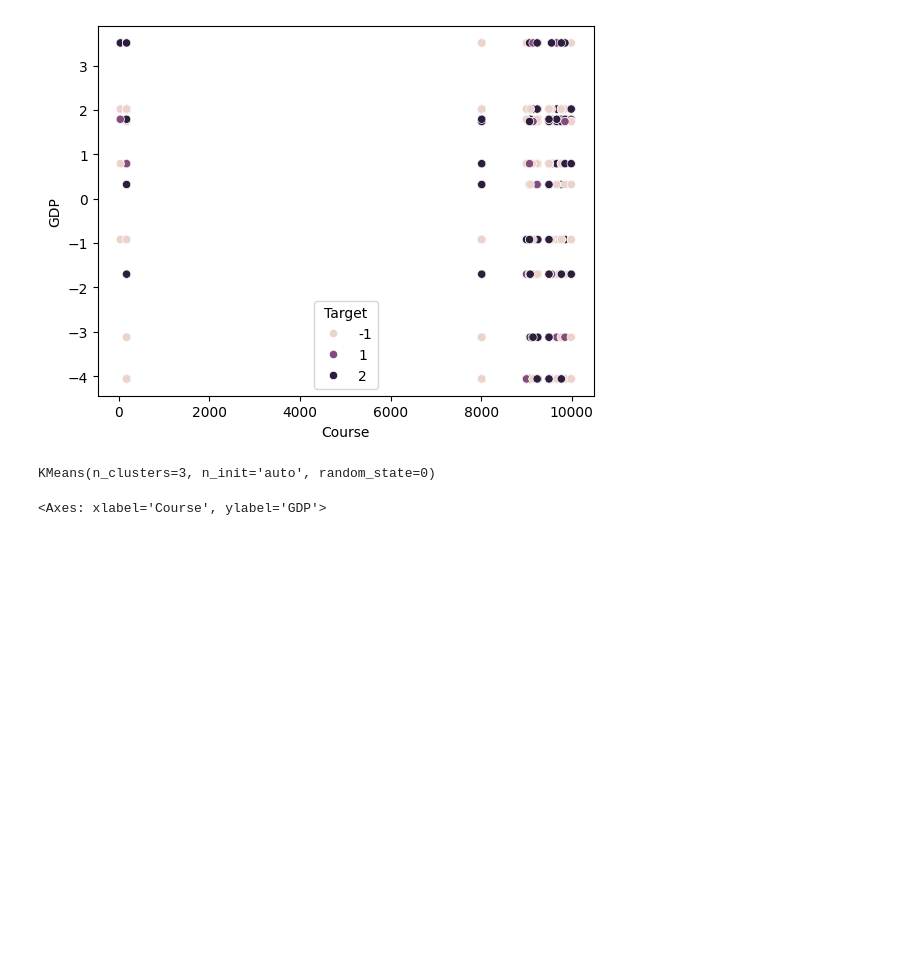
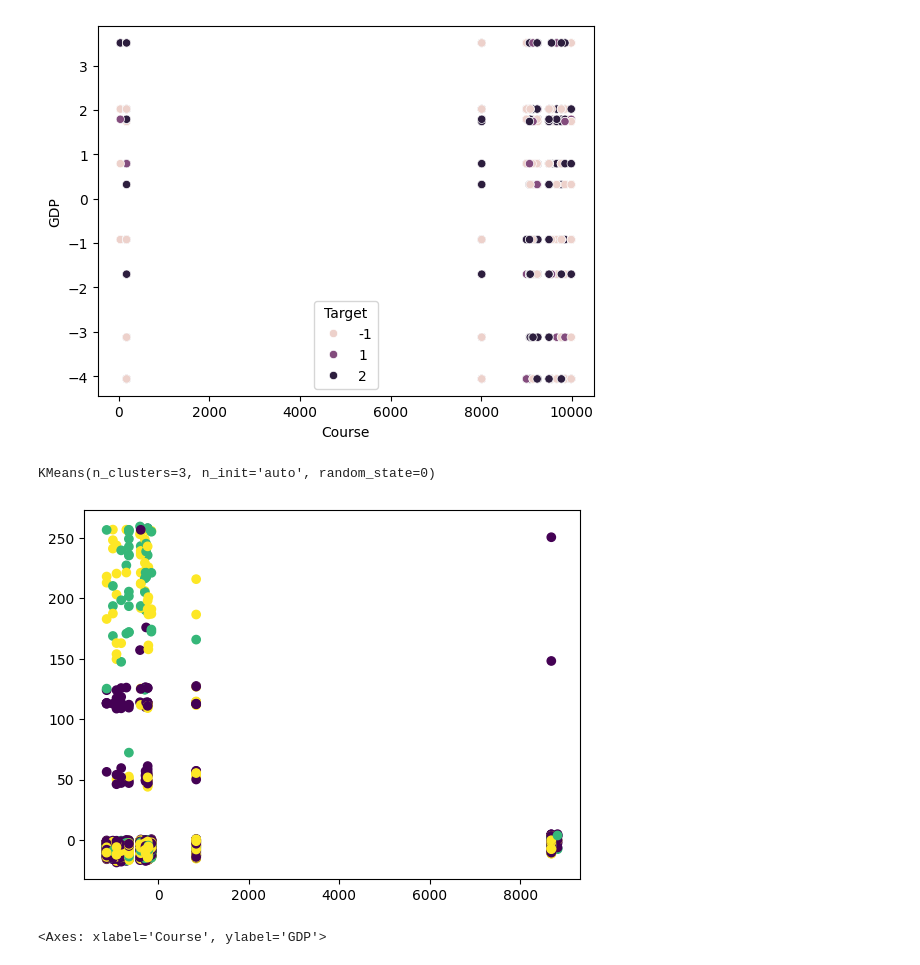
Before and after one commit to Reneress/Mineracao, a Jupyter notebook: 07-Kmeans.ipynb, the cells around one changed output. Saved outputs shown, nothing was run; the diff lists cells and outputs as text; code cells hidden in the pictures; blank space fills up the shorter version.

```diff
--- a/07-Kmeans.ipynb
+++ b/07-Kmeans.ipynb
@@ -49,3 +47,21 @@ KMeans(n_clusters=3, n_init='auto', random_state=0)
+# %%
+# Instantiate PCA with 2 components
+pca = PCA(n_components=2)
+
+# Train the model
+pca.fit(home_data)
+home_data_reduced = pca.fit_transform(home_data)
+
+# Plot data
+plt.scatter(
+    home_data_reduced[:,0],
+    home_data_reduced[:,1],
+    c=home_data.Target,
+    cmap='viridis'
+)
+plt.show()
+# %% [output]
+[figure, added]
 # %%
 sns.scatterplot(data = X_train, x = X1, y = Y1, hue = kmeans.labels_)
 # %% [output]
```
Also changed, not shown: parts of 2 cells of this notebook.
